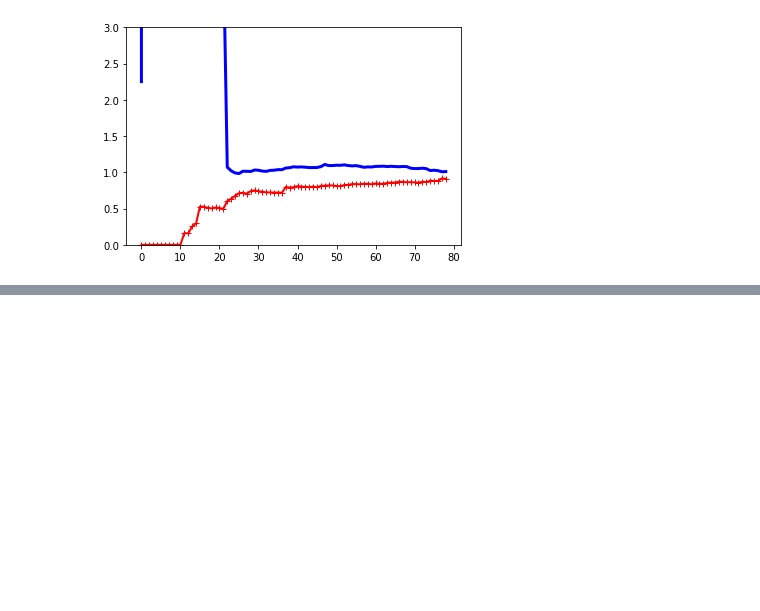
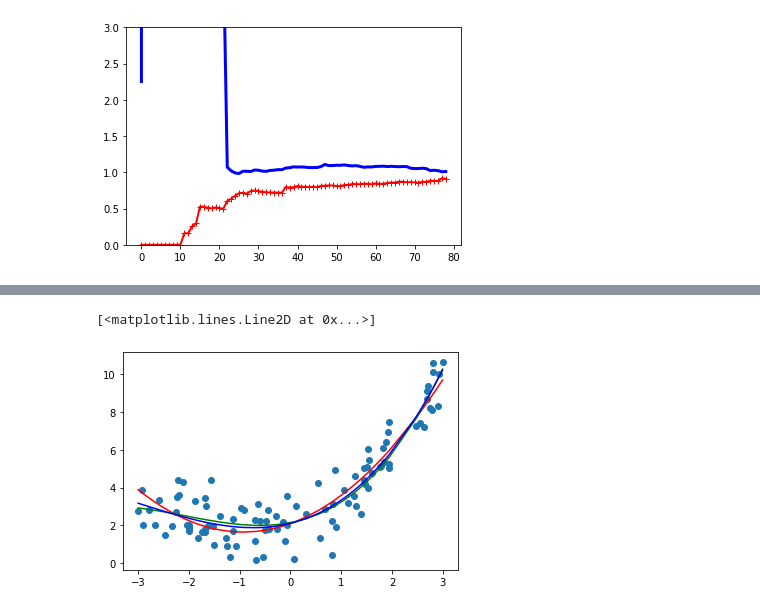
Before and after one commit to smitbose/practise-handsonbook, a Jupyter notebook: Ch 4 - Training Models.ipynb, the cells around one changed output, grey strips where cells are left out. Saved outputs shown, nothing was run; the diff lists cells and outputs as text; code cells hidden in the pictures; blank space fills up the shorter version.

```diff
--- a/Ch 4 - Training Models.ipynb
+++ b/Ch 4 - Training Models.ipynb
@@ -251,0 +288,21 @@ plot_learning_curves(polynomial_regression, X, y)
+# %%
+from sklearn.linear_model import Lasso
+
+lasso_pipeline = Pipeline([
+    ('poly', PolynomialFeatures(degree=3, include_bias = False)),
+    ('lasso', Lasso(alpha = 0.1, max_iter = 10000))
+])
+
+lasso_pipeline.fit(X,y)
+y_lasso = lasso_pipeline.predict(X)
+# %%
+plt.scatter(X,y)
+plt.plot(Xs,ys,"r-")
+#y_ridge = ridge_reg.predict(X)
+y_lasso = np.array(y_lasso)[order]
+y_lasso.resize((100))
+plt.plot(Xs,y_lasso,"g-")
+plt.plot(Xs,y_ridge,"b-")
+# %% [output]
+[<matplotlib.lines.Line2D at 0x...>]
+[figure, added]
```
Also changed, not shown: parts of 4 cells of this notebook.
